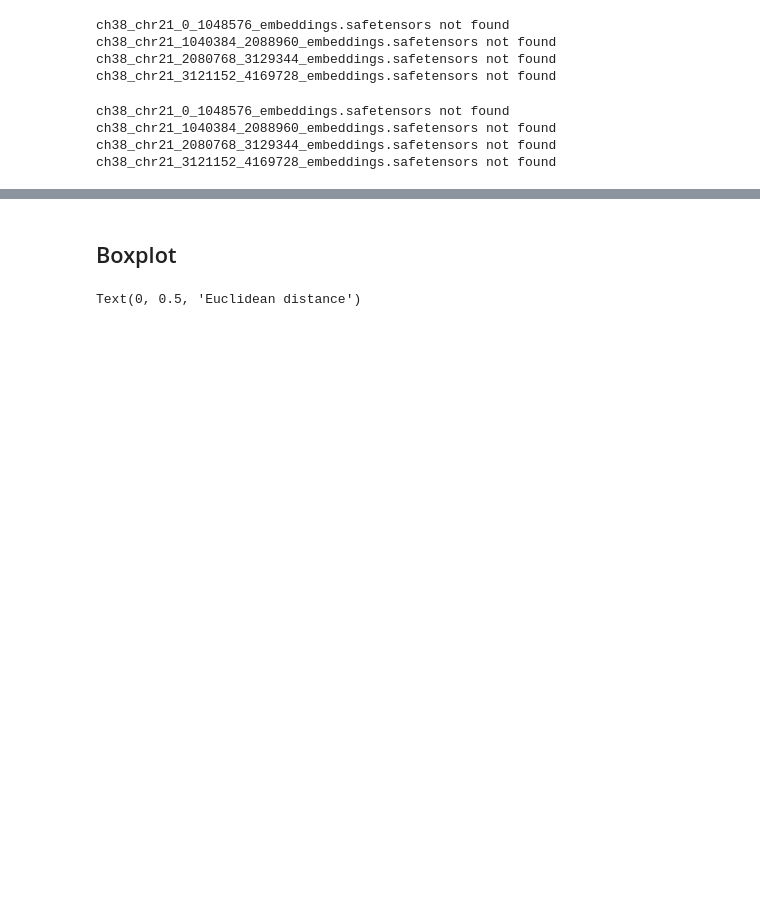
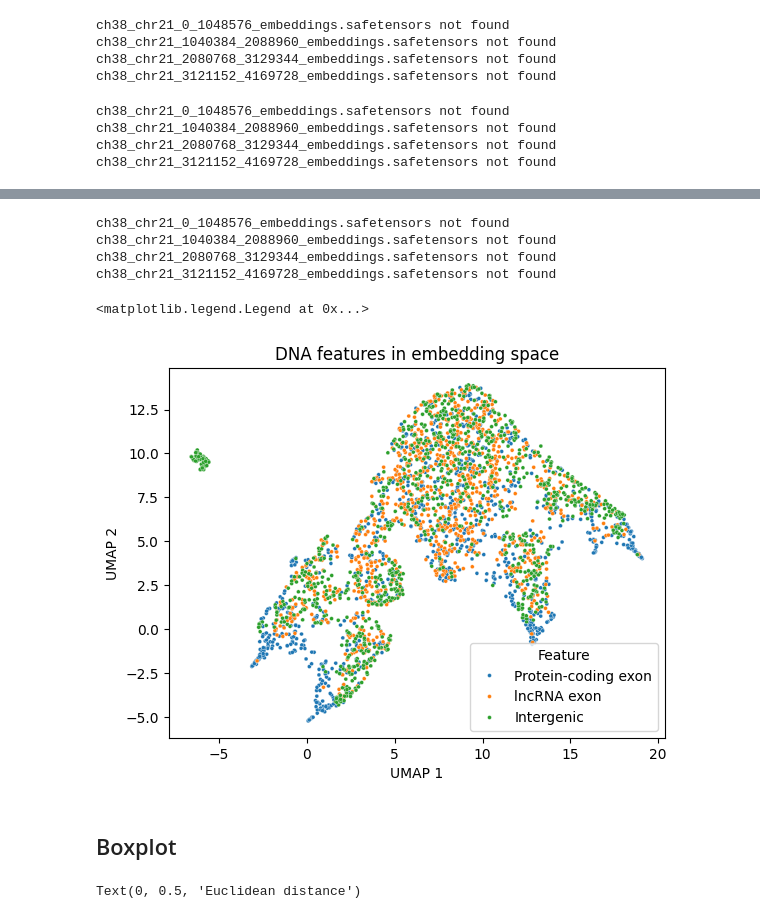
Before and after one commit to itrujnara/genomes-project, a Jupyter notebook: notebooks/compare_embeddings.ipynb, the cells around one changed output, grey strips where cells are left out. Drawn from its saved outputs; the diff is of its cells as text; code cells hidden in the pictures; blank space fills up the shorter version.

```diff
--- a/notebooks/compare_embeddings.ipynb
+++ b/notebooks/compare_embeddings.ipynb
@@ -353,0 +356,7 @@ ax.legend(title="Feature")
+# %%
+lnc_exon_emb = get_feature_embeddings(get_feature_ranges, db, "exon", gene_type="lncRNA", sample_size=1000)
+# %% [output]
+ch38_chr21_0_1048576_embeddings.safetensors not found
+ch38_chr21_1040384_2088960_embeddings.safetensors not found
+ch38_chr21_2080768_3129344_embeddings.safetensors not found
+ch38_chr21_3121152_4169728_embeddings.safetensors not found
@@ -354,3 +365,21 @@ ax.legend(title="Feature")
+# %%
+df_lnc_exon = pl.DataFrame({"embedding": lnc_exon_emb, "label": ["lncRNA exon"] * exon_emb.shape[0]})
+# %%
+df_pc_lnc = df_pc_exon.vstack(df_lnc_exon).vstack(df_intergenic).with_columns(pl.col("embedding").arr.to_struct()).unnest("embedding")
+# %%
+pc_lnc_umap_embedding = reducer.fit_transform(df_pc_lnc.select(pl.exclude("label")))
+# %%
+df_pc_lnc_umap = pl.DataFrame(pc_lnc_umap_embedding).hstack(df_pc_lnc.select("label"))
+# %%
+ax = sns.scatterplot(df_pc_lnc_umap, x="column_0", y="column_1", hue="label", s=8)
+
+ax.set_title("DNA features in embedding space")
+ax.set_xlabel("UMAP 1")
+ax.set_ylabel("UMAP 2")
+ax.legend(title="Feature")
+# %% [output]
+<matplotlib.legend.Legend at 0x...>
+[figure, added]
 # %% [markdown]
 ## Boxplot
 # %%
```
Also changed, not shown: parts of 12 cells of this notebook, 5 other files.
